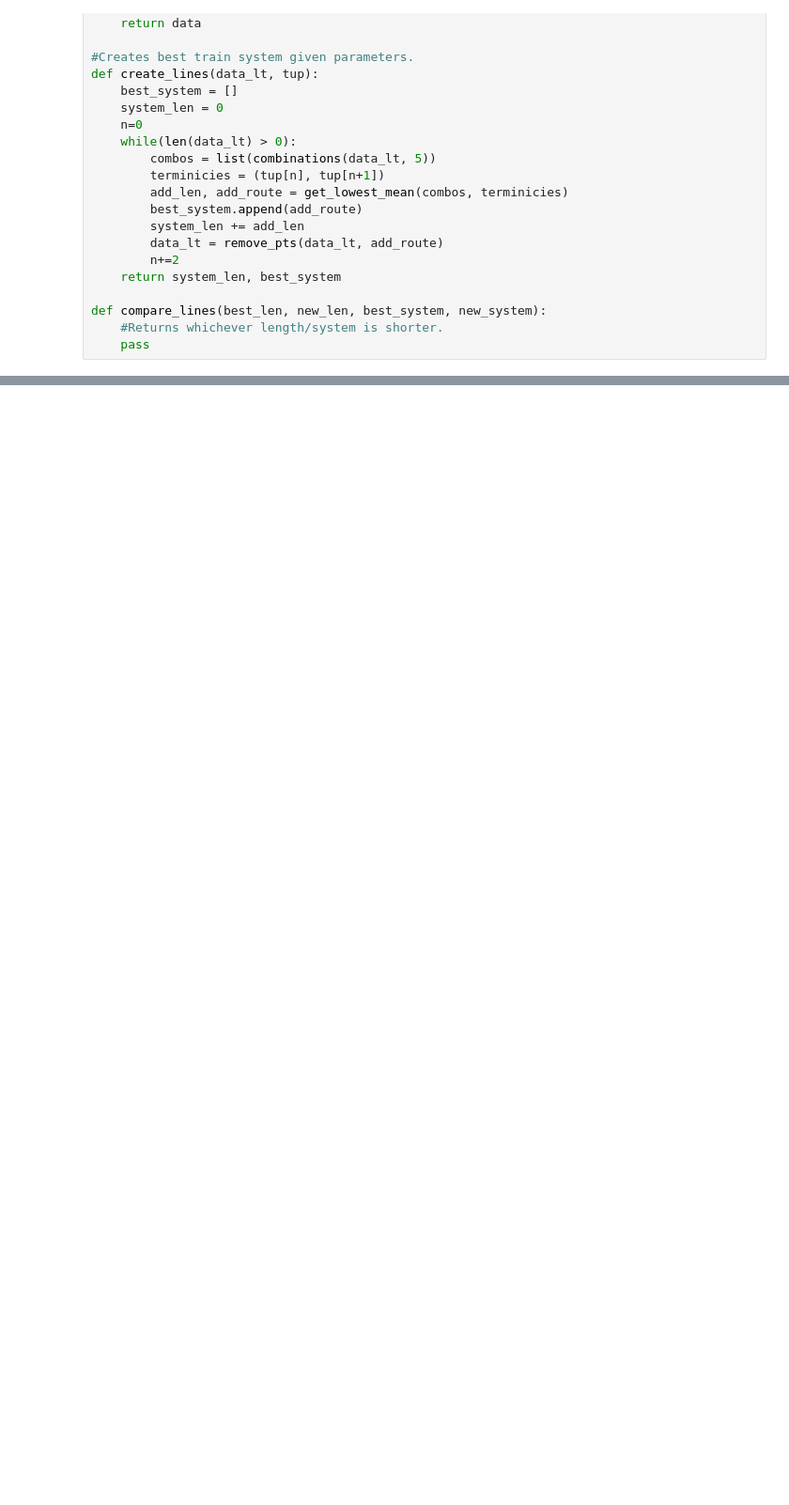
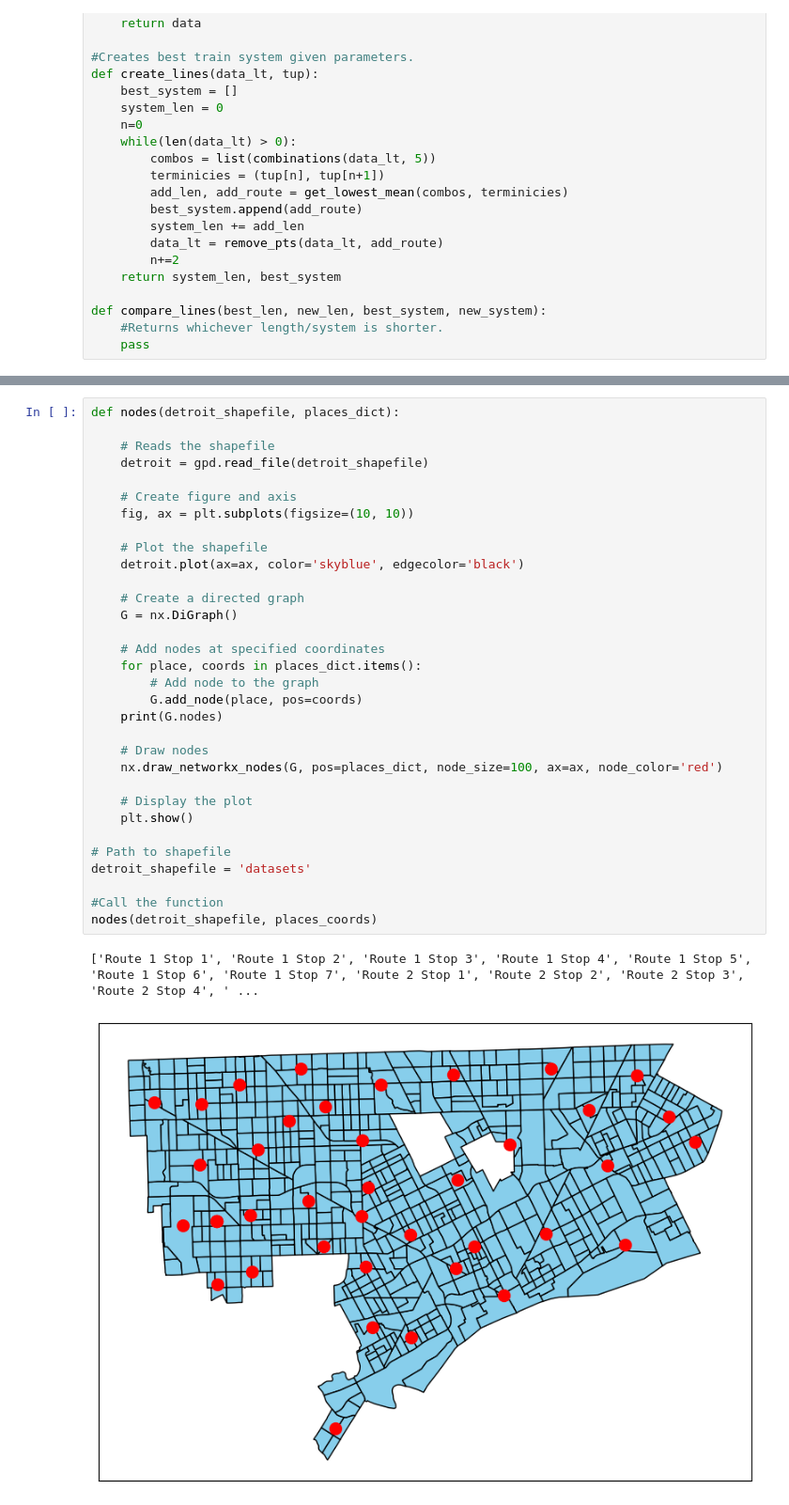
Before and after one commit to mgagea/CMSE202-Final-Project, a Jupyter notebook: Testing.ipynb, the cells around one changed output, grey strips where cells are left out. Shown at 94% size. Saved outputs shown, nothing was run; the diff lists cells and outputs as text; blank space fills up the shorter version.

```diff
--- a/Testing.ipynb
+++ b/Testing.ipynb
@@ -207,0 +281,35 @@ create_lines(data_lt, tup)
+# %%
+def nodes(detroit_shapefile, places_dict):
+
+    # Reads the shapefile
+    detroit = gpd.read_file(detroit_shapefile)
+
+    # Create figure and axis
+    fig, ax = plt.subplots(figsize=(10, 10))
+
+    # Plot the shapefile
+    detroit.plot(ax=ax, color='skyblue', edgecolor='black')
+
+    # Create a directed graph
+    G = nx.DiGraph()
+
+    # Add nodes at specified coordinates
+    for place, coords in places_dict.items():
+        # Add node to the graph
+        G.add_node(place, pos=coords)
+    print(G.nodes)
+
+    # Draw nodes
+    nx.draw_networkx_nodes(G, pos=places_dict, node_size=100, ax=ax, node_color='red')
+
+    # Display the plot
+    plt.show()
+
+# Path to shapefile
+detroit_shapefile = 'datasets'
+
+#Call the function
+nodes(detroit_shapefile, places_coords)
+# %% [output]
+['Route 1 Stop 1', 'Route 1 Stop 2', 'Route 1 Stop 3', 'Route 1 Stop 4', 'Route 1 Stop 5', 'Route 1 Stop 6', 'Route 1 Stop 7', 'Route 2 Stop 1', 'Route 2 Stop 2', 'Route 2 Stop 3', 'Route 2 Stop 4', ' ...
+[figure, added]
```
Also changed, not shown: parts of 10 cells of this notebook.
